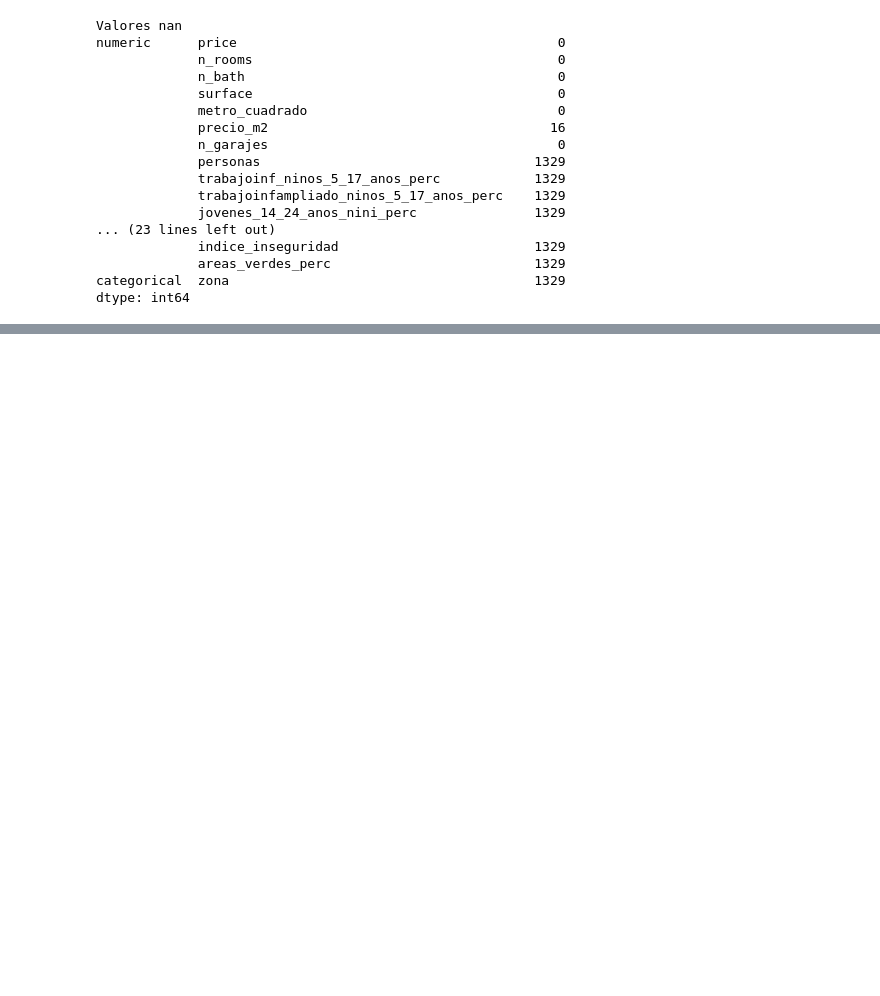
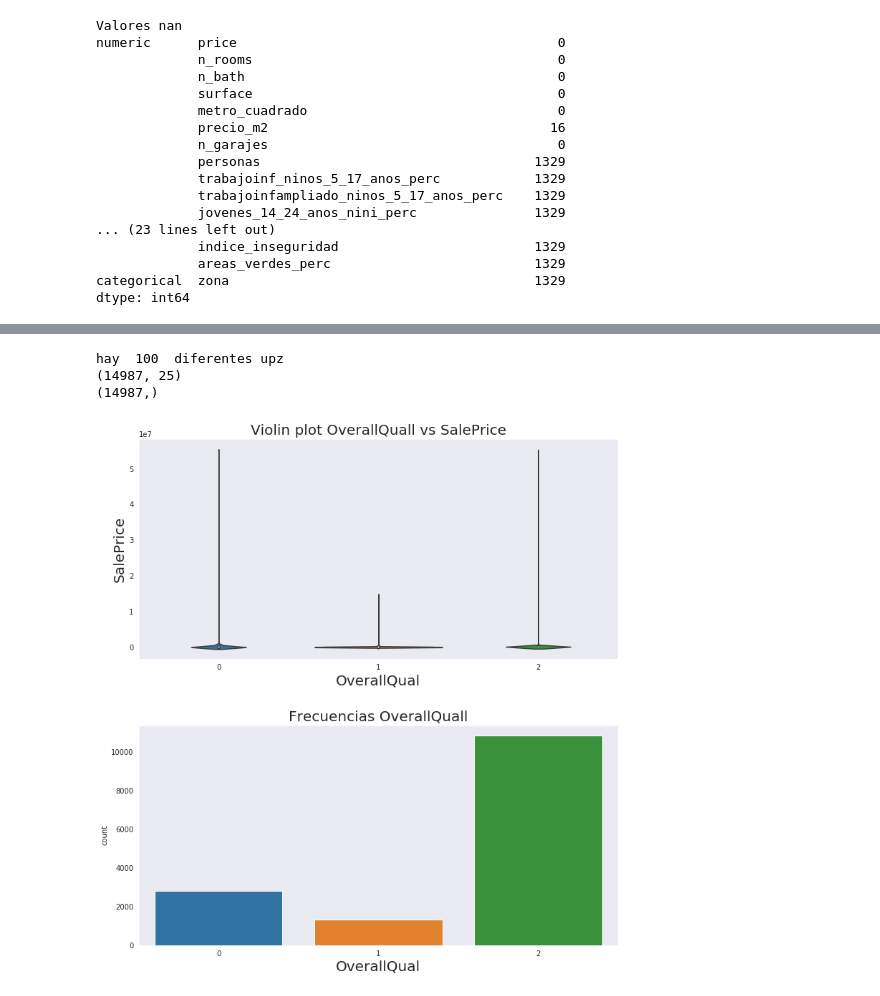
Before and after one commit to Baarry11/Tarea-1-LabDeDatos, a Jupyter notebook: tarea1.ipynb, the cells around one changed output, grey strips where cells are left out. Drawn from its saved outputs; the diff is of its cells as text; code cells hidden in the pictures; blank space fills up the shorter version.

```diff
--- a/tarea1.ipynb
+++ b/tarea1.ipynb
@@ -571,0 +565,55 @@ plt.show()
+# %%
+# Evaluar como se distribuyen los upz's en esos clusters
+# cuantos hay
+print('hay ',len(df1.categorical.upz.unique()),' diferentes upz')
+#agregar cluster
+#df1.loc['categorical','upz_cluster']=kmeans
+print(df1.shape)
+print(kmeans.shape)
+
+df1[('categorical','upz_cluster')]=kmeans
+# %% [output]
+hay  100  diferentes upz
+(14987, 25)
+(14987,)
+# %%
+upz_assignment={upz : 0 for upz in df1.categorical.upz.unique()}
+for upz in df1.categorical.upz.unique():
+    cluster_aparition=[]
+    for k in np.arange(n_clu):
+        s=sum((df1.categorical.upz==upz) & (df1.categorical.upz_cluster==k))
+        cluster_aparition.append(s)
+    upz_assignment[upz]=cluster_aparition.index(max(cluster_aparition))
+
+column=[]
+for upz in df1.categorical.upz:
+    column.append(upz_assignment[upz])
+df1[('categorical','upz_group')]=column
+# %%
+# Sirve para fija el tamaño de lasetiquetas del plot
+fontdict = {'fontsize':20}
+
+# Estrucutra de figura y axes
+fig, ax = plt.subplots(2,1,figsize=[12,13])
+
+# violin plot --> equivalente a catplot(kind = 'violin')
+
+sns.violinplot(('categorical', 'upz_group'),
+            y=('numeric', 'precio_m2'),
+            data=df1,
+            kind='violin',
+            ax=ax[0])
+
+sns.countplot(df1[('categorical','upz_group')], ax=ax[1])
+
+ax[0].set_xlabel('OverallQual', fontdict)
+ax[1].set_xlabel('OverallQual', fontdict)
+
+ax[0].set_ylabel('SalePrice', fontdict)
+ax[0].set_title('Violin plot OverallQuall vs SalePrice', fontdict)
+ax[1].set_title('Frecuencias OverallQuall', fontdict)
+
+h, w = (.3, .1)
+plt.subplots_adjust(wspace=w, hspace=h)
+# %% [output]
+[figure, added]
```
Also changed, not shown: parts of 7 cells of this notebook.
